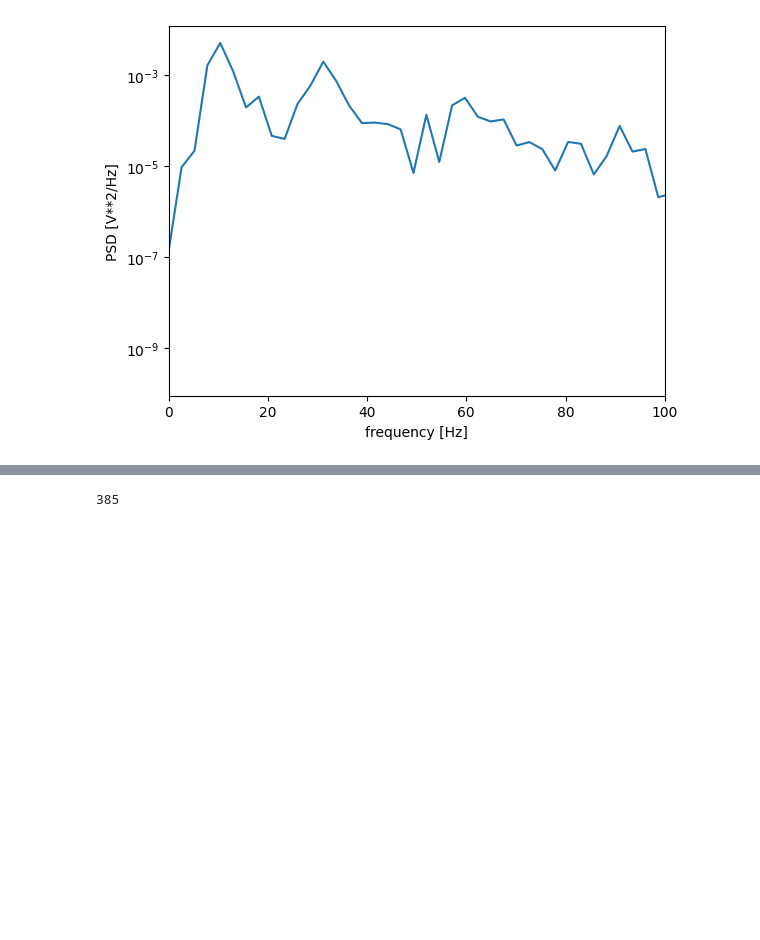
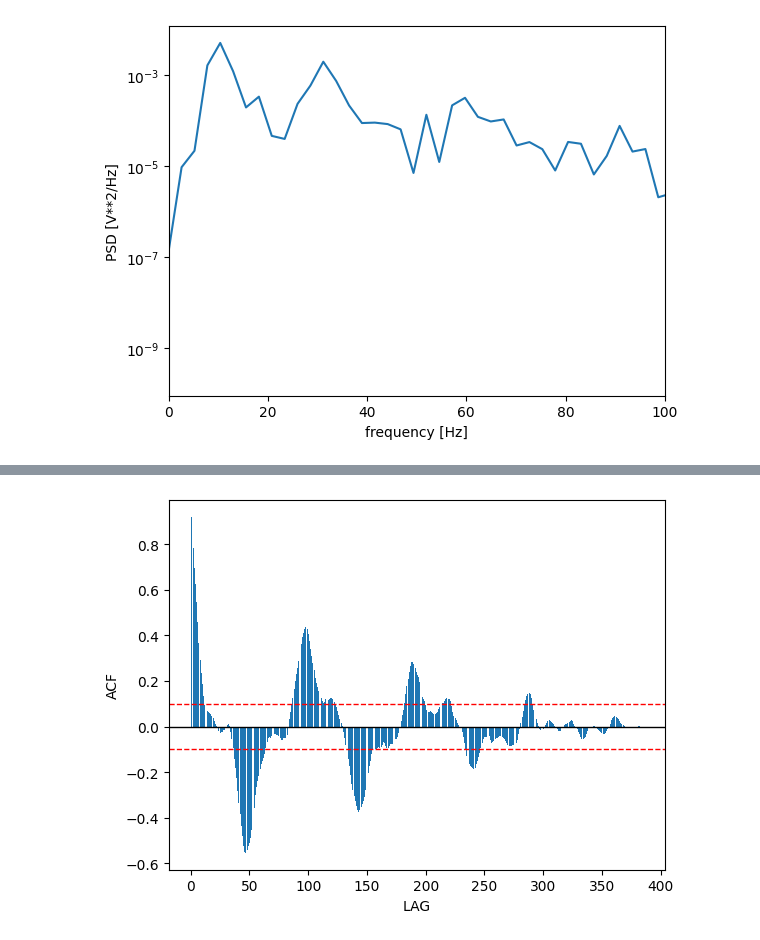
Before and after one commit to juliet29/windows, a Jupyter notebook: analysis/notebooks/230524_peak_remove.ipynb, the cells around one changed output, grey strips where cells are left out. Cells and saved outputs as stored; diff of their text form; code cells hidden in the pictures; blank space fills up the shorter version.

```diff
--- a/analysis/notebooks/230524_peak_remove.ipynb
+++ b/analysis/notebooks/230524_peak_remove.ipynb
@@ -171,4 +272,4 @@ nperseg = 1024 is greater than input length  = 385, using nperseg = 385
 # %%
-corr_array = create_corr_plot(pd.Series(ddt_dif_xt))
+corr_array = acf1(pd.Series(ddt_dif_xt), nlags = (len(a01["Temp C"])-1))
 # %% [output]
-385
+[figure, added]
```
Also changed, not shown: parts of 19 cells of this notebook, 1 other file.
